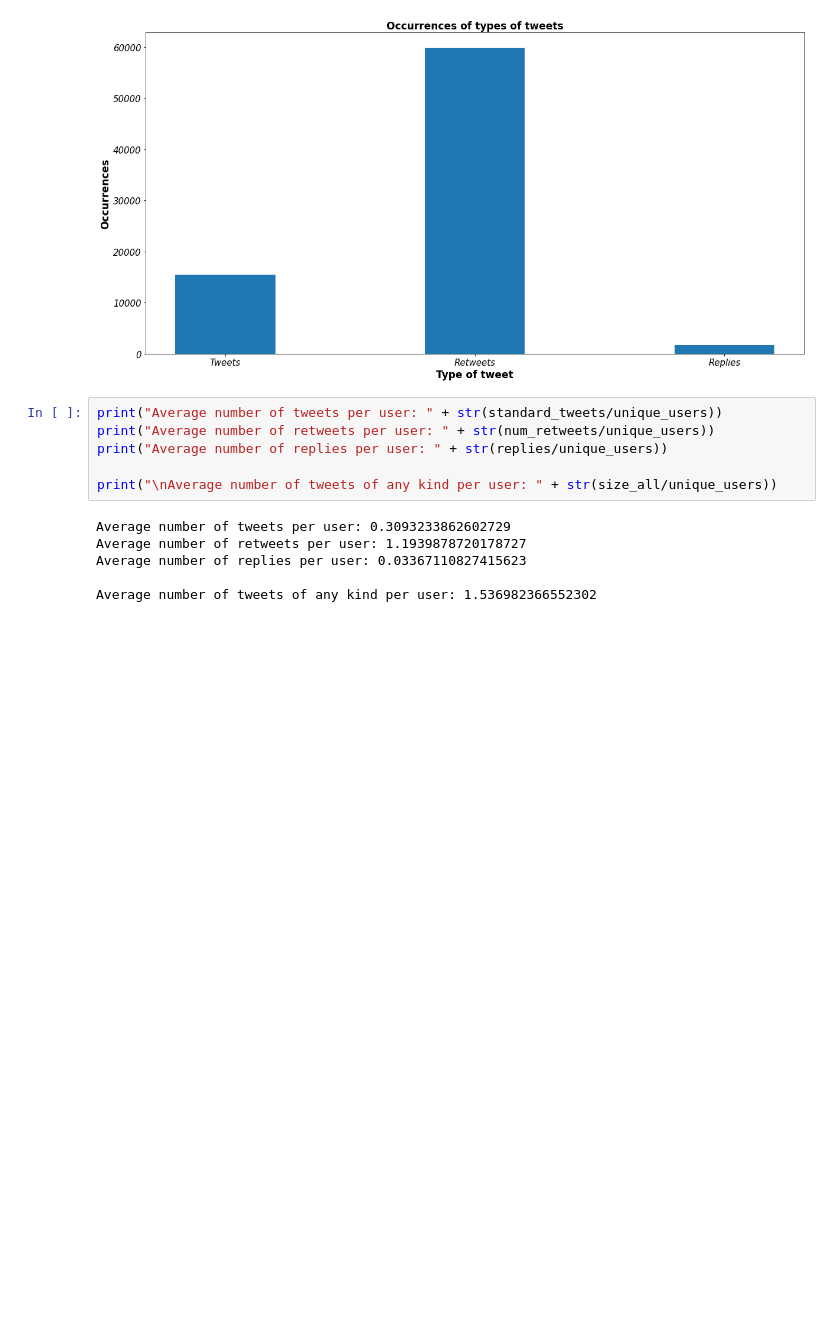
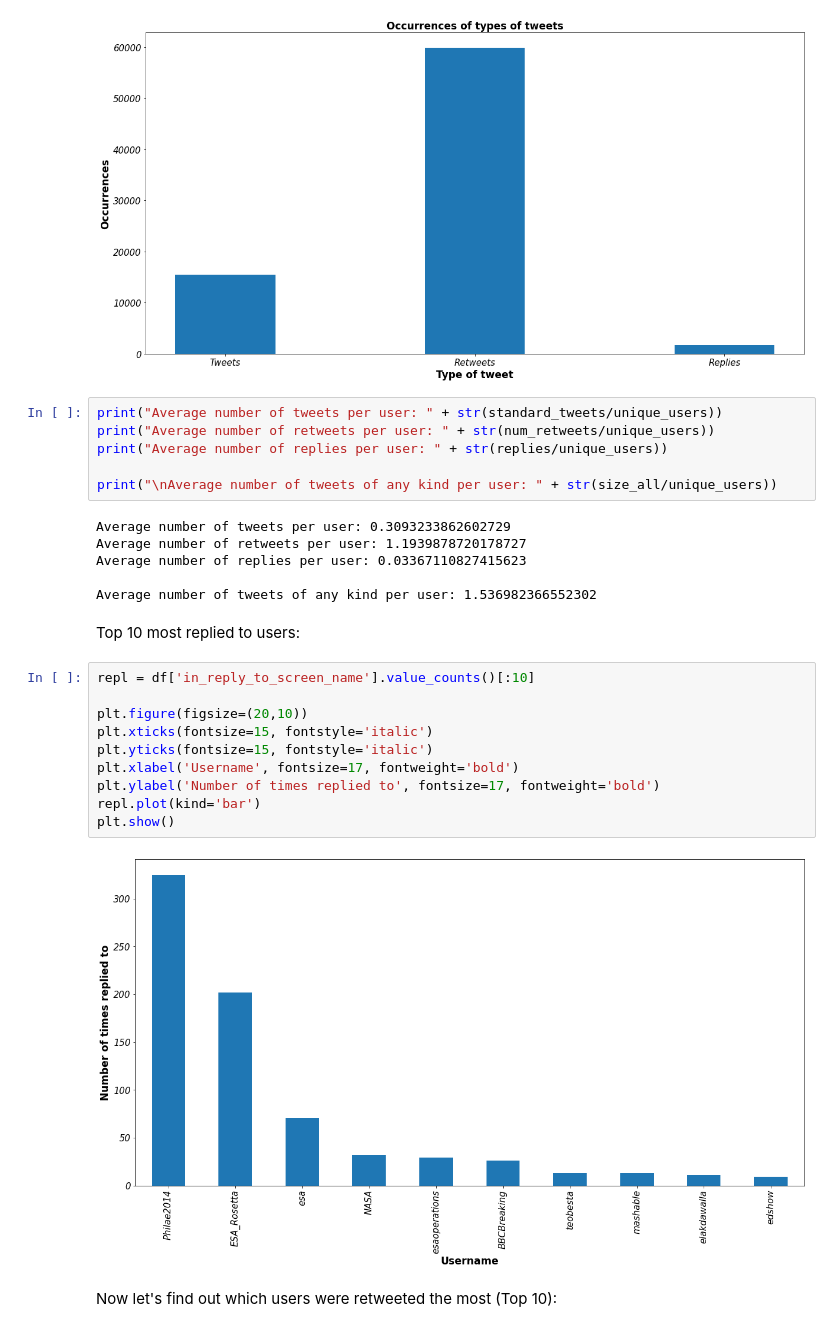
Before and after one commit to Johan-Ng/Python, a Jupyter notebook: notebooks/CometLandingRefined.ipynb, the cells around one changed output. Saved outputs shown, nothing was run; the diff lists cells and outputs as text; blank space fills up the shorter version.

```diff
--- a/notebooks/CometLandingRefined.ipynb
+++ b/notebooks/CometLandingRefined.ipynb
@@ -311,3 +311,19 @@ Average number of retweets per user: 1.1939878720178727
 Average number of replies per user: 0.03367110827415623
 
 Average number of tweets of any kind per user: 1.536982366552302
+# %% [markdown]
+Top 10 most replied to users:
+# %%
+repl = df['in_reply_to_screen_name'].value_counts()[:10]
+
+plt.figure(figsize=(20,10))
+plt.xticks(fontsize=15, fontstyle='italic')
+plt.yticks(fontsize=15, fontstyle='italic')
+plt.xlabel('Username', fontsize=17, fontweight='bold')
+plt.ylabel('Number of times replied to', fontsize=17, fontweight='bold')
+repl.plot(kind='bar')
+plt.show()
+# %% [output]
+[figure, added]
+# %% [markdown]
+Now let's find out which users were retweeted the most (Top 10):
```
Also changed, not shown: parts of 3 cells of this notebook, 1 other file.
